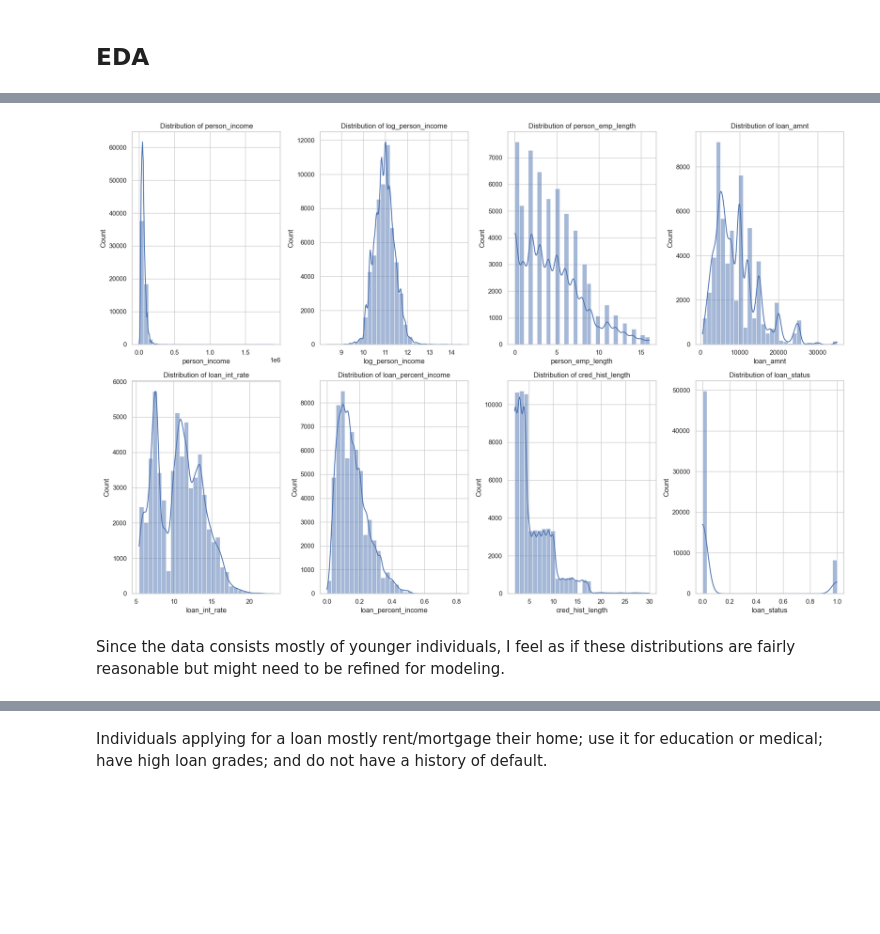
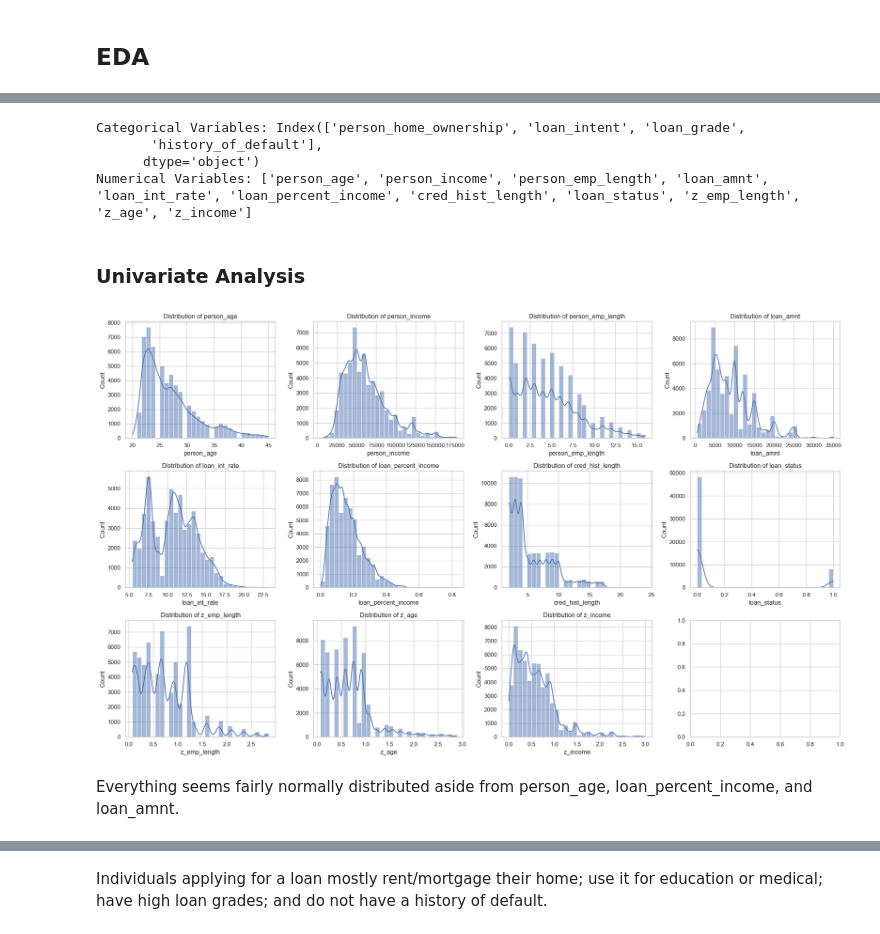
Before and after one commit to alexhtran/data_alchemy_assignments, a Jupyter notebook: AT_Assignment5.ipynb, the cells around one changed output, grey strips where cells are left out. Drawn from its saved outputs; the diff is of its cells as text; code cells hidden in the pictures; blank space fills up the shorter version.

```diff
--- a/AT_Assignment5.ipynb
+++ b/AT_Assignment5.ipynb
@@ -85,11 +175,19 @@ df.head()
 # %%
-# Using Z-Scores to remove outliers
-# These predictors have outliers (maximum value for emp_length is 123)
+# Using Z-Scores to remove outliers as this can standardized all values
+# These predictors have outliers (maximum value for emp_length and age is 123)
 from scipy import stats
 z_emp_length = np.abs(stats.zscore(df['person_emp_length']))
 print(f'Z-Scores of Employment Length:\n {z_emp_length} \n')
 
+z_age = np.abs(stats.zscore(df['person_age']))
+print(f'Z-Scores of Age:\n {z_age}')
+
+z_income = np.abs(stats.zscore(df['person_income']))
+print(f'Z-Scores of Income:\n {z_income} \n')
+
 df['z_emp_length'] = z_emp_length
+df['z_age'] = z_age
+df['z_income'] = z_income
 df.head() # Confirming changes
 # %% [output]
 Z-Scores of Employment Length:
@@ -136,5 +282,7 @@ Index: []
 # %%
 # Dropping outliers by keeping rows with Z-scores with < 3.00
 df = df.loc[(df['z_emp_length'] < 3.00)]
+df = df.loc[(df['z_age'] < 3.00)]
+df = df.loc[(df['z_income'] < 3.00)]
 df.shape # Confirming rows were dropped
 # %% [output]
@@ -157,3 +306,0 @@ df.describe(include='all')
-# %%
-# person_income is right skewed, so using a log transformation with make it normally distributed
-df['log_person_income'] = np.log1p(df['person_income'])
@@ -164,18 +316,32 @@ num_features = ['person_income', 'log_person_income', 'person_emp_length', 'loan
+# %%
+# Separating numerical and categorical variables for analysis
+cat_features = df.select_dtypes(include=['object']).columns
+num_features = df.select_dtypes(include=np.number).columns.tolist()
+
+print(f"Categorical Variables: {cat_features}")
+print(f"Numerical Variables: {num_features}")
+# %% [output]
+Categorical Variables: Index(['person_home_ownership', 'loan_intent', 'loan_grade',
+       'history_of_default'],
+      dtype='object')
+Numerical Variables: ['person_age', 'person_income', 'person_emp_length', 'loan_amnt', 'loan_int_rate', 'loan_percent_income', 'cred_hist_length', 'loan_status', 'z_emp_length', 'z_age', 'z_income']
+# %% [markdown]
+<h3>Univariate Analysis</h3>
 # %%
 # Create a 2x3 grid for visualization
-fig, ax = plt.subplots(2, 4, figsize=(18,12))
+fig, ax = plt.subplots(3, 4, figsize=(20,12))
 
 # Iterate over features and plot
 for i, feature in enumerate(num_features):
     row, col = divmod(i, 4)
     sns.histplot(df[feature], kde=True, bins=30, ax=ax[row, col])
     ax[row, col].set_title(f'Distribution of {feature}')
 
 plt.tight_layout()
 plt.show()
 # %% [output]
-[figure, old version]
+[figure, new version]
-# %% [markdown]
-Since the data consists mostly of younger individuals, I feel as if these distributions are fairly reasonable but might need to be refined for modeling.
+# %% [markdown]
+Everything seems fairly normally distributed aside from person_age, loan_percent_income, and loan_amnt.
 # %%
 # Create boxplots for numerical variables
```
Also changed, not shown: parts of 37 cells of this notebook, 1 other file.
